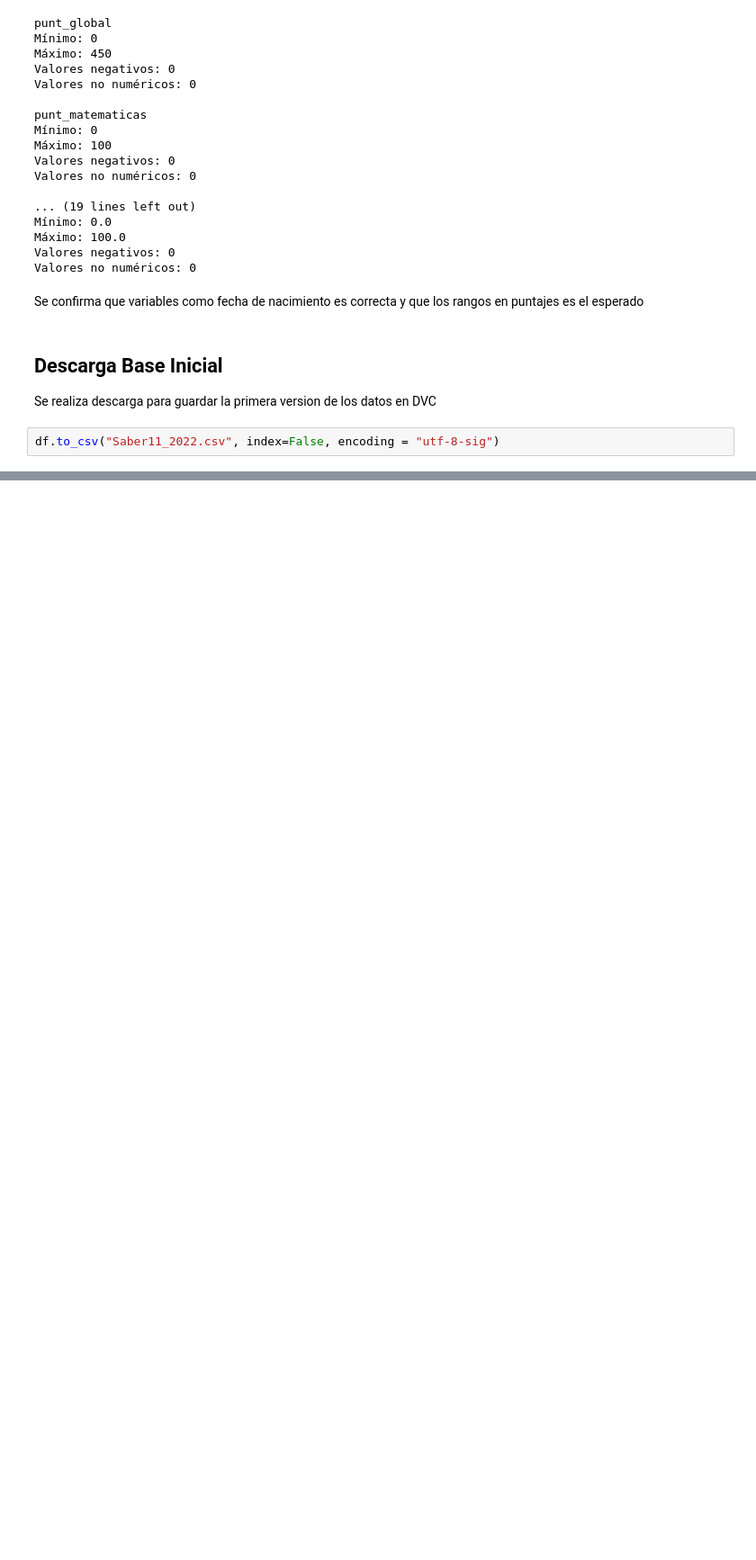
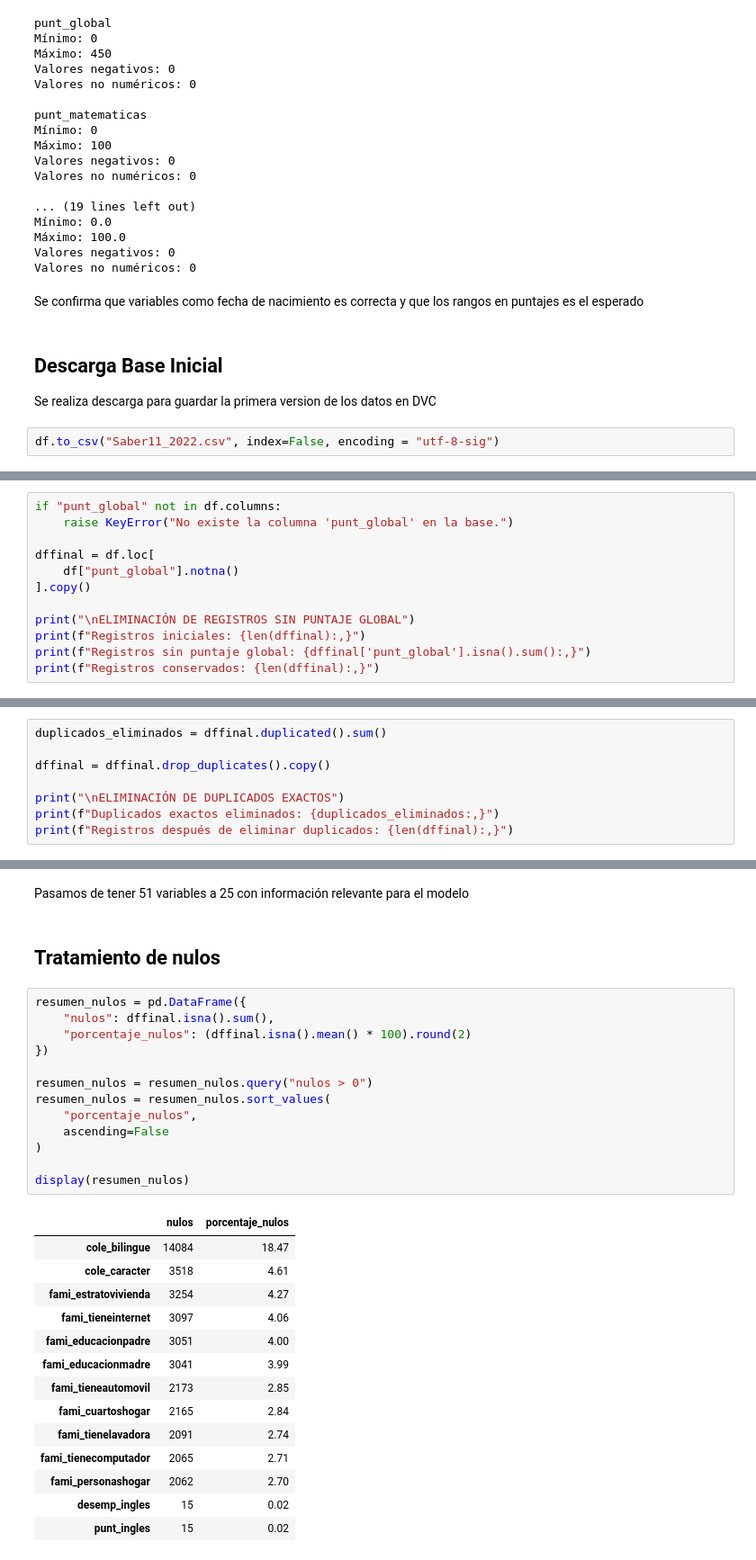
Before and after one commit to kcaicedor/despliegue_icfes, a Jupyter notebook: icfes.ipynb, the cells around one changed output, grey strips where cells are left out. Shown at 90% size. Cells and saved outputs as stored; diff of their text form; blank space fills up the shorter version.

```diff
--- a/icfes.ipynb
+++ b/icfes.ipynb
@@ -328,0 +373,12 @@ df.to_csv("Saber11_2022.csv", index=False, encoding = "utf-8-sig")
+# %%
+if "punt_global" not in df.columns:
+    raise KeyError("No existe la columna 'punt_global' en la base.")
+
+dffinal = df.loc[
+    df["punt_global"].notna()
+].copy()
+
+print("\nELIMINACIÓN DE REGISTROS SIN PUNTAJE GLOBAL")
+print(f"Registros iniciales: {len(dffinal):,}")
+print(f"Registros sin puntaje global: {dffinal['punt_global'].isna().sum():,}")
+print(f"Registros conservados: {len(dffinal):,}")
@@ -328,0 +390,8 @@ df.to_csv("Saber11_2022.csv", index=False, encoding = "utf-8-sig")
+# %%
+duplicados_eliminados = dffinal.duplicated().sum()
+
+dffinal = dffinal.drop_duplicates().copy()
+
+print("\nELIMINACIÓN DE DUPLICADOS EXACTOS")
+print(f"Duplicados exactos eliminados: {duplicados_eliminados:,}")
+print(f"Registros después de eliminar duplicados: {len(dffinal):,}")
@@ -328,0 +479,32 @@ df.to_csv("Saber11_2022.csv", index=False, encoding = "utf-8-sig")
+# %% [markdown]
+Pasamos de tener 51 variables a 25 con información relevante para el modelo
+# %% [markdown]
+## Tratamiento de nulos
+# %%
+resumen_nulos = pd.DataFrame({
+    "nulos": dffinal.isna().sum(),
+    "porcentaje_nulos": (dffinal.isna().mean() * 100).round(2)
+})
+
+resumen_nulos = resumen_nulos.query("nulos > 0")
+resumen_nulos = resumen_nulos.sort_values(
+    "porcentaje_nulos",
+    ascending=False
+)
+
+display(resumen_nulos)
+# %% [output]
+|  | nulos | porcentaje_nulos |
+| cole_bilingue | 14084 | 18.47 |
+| cole_caracter | 3518 | 4.61 |
+| fami_estratovivienda | 3254 | 4.27 |
+| fami_tieneinternet | 3097 | 4.06 |
+| fami_educacionpadre | 3051 | 4.00 |
+| fami_educacionmadre | 3041 | 3.99 |
+| fami_tieneautomovil | 2173 | 2.85 |
+| fami_cuartoshogar | 2165 | 2.84 |
+| fami_tienelavadora | 2091 | 2.74 |
+| fami_tienecomputador | 2065 | 2.71 |
+| fami_personashogar | 2062 | 2.70 |
+| desemp_ingles | 15 | 0.02 |
+| punt_ingles | 15 | 0.02 |
```
Also changed, not shown: parts of 31 cells of this notebook.
